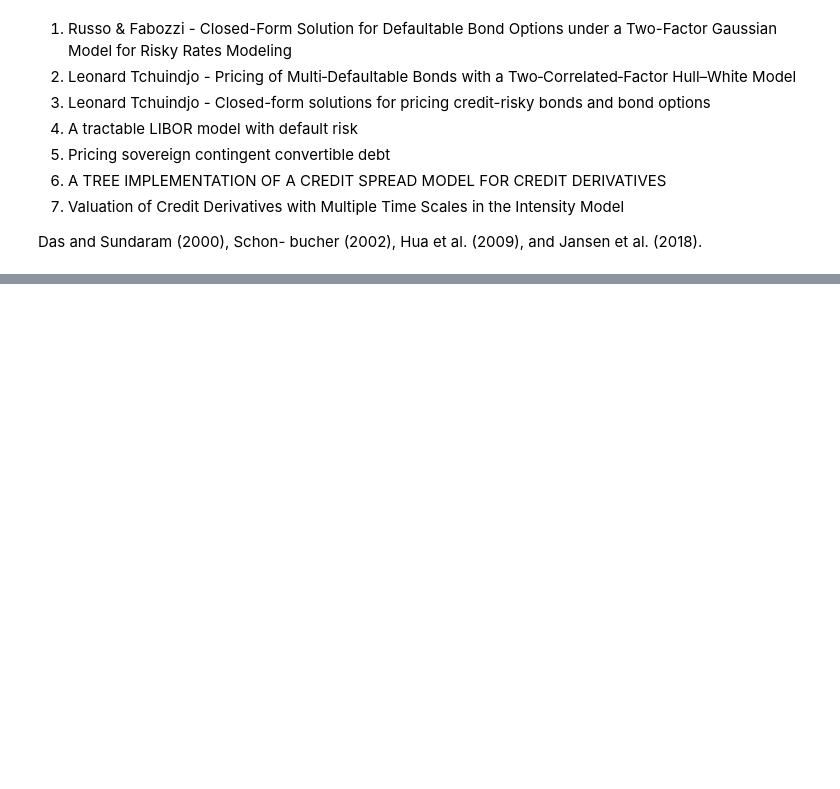
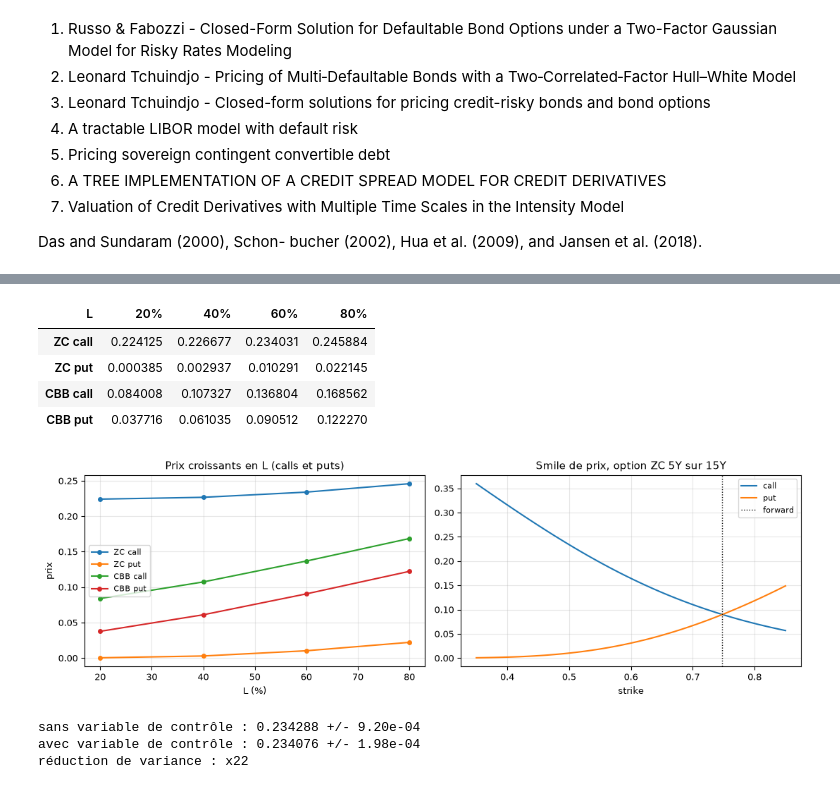
Before and after one commit to alexisdantzikian/BondOptionPricer, a Jupyter notebook: main/main.ipynb, the cells around one changed output, grey strips where cells are left out. Drawn from its saved outputs; the diff is of its cells as text; code cells hidden in the pictures; blank space fills up the shorter version.

```diff
--- a/main/main.ipynb
+++ b/main/main.ipynb
@@ -24,0 +106,16 @@ ModuleNotFoundError: No module named 'numpy'
+# %%
+times_cf, amounts = tfg.coupon_bond_cashflows(0.0354, np.arange(1., 16.))
+B0 = tfg.coupon_bond_price(0., times_cf, amounts, 0., 0., curve, p)
+print(f'{times_cf.size} flux, K_1 = {amounts[0]:.4f}, K_n = {amounts[-1]:.4f}')
+print(f'Bbar(0, 15) = {B0:.6f}')
+
+# Prix et durations vus depuis t = 2 ans, pour trois états des facteurs
+etats = [(0., 0.), (0.01, -0.02), (-0.005, 0.03)]
+lignes = []
+for x0, y0 in etats:
+    dbx, dby = tfg.duration_cbb(2., times_cf, amounts, x0, y0, curve, p)
+    lignes.append({'x(2)': x0, 'y(2)': y0,
+                   'Pbar(2,15)': tfg.zero_coupon_price(2., 15., x0, y0, curve, p),
+                   'Bbar(2,15)': tfg.coupon_bond_price(2., times_cf, amounts, x0, y0, curve, p),
+                   'DB_x': dbx, 'DB_y': dby})
+pd.DataFrame(lignes)
@@ -24,0 +269,45 @@ ModuleNotFoundError: No module named 'numpy'
+# %%
+Ls = np.array([.2, .4, .6, .8])
+res = {}
+for L in Ls:
+    pL = tfg.TwoFactorGaussianParams(0.0481, 0.0097, 0.2327, 0.0968, -0.10, L)
+    res[f'{L:.0%}'] = {
+        'ZC call':  float(tfg.zcb_option_price(0., T0, Tn, X_zc, 0., 0., curve, pL, 'call')),
+        'ZC put':   float(tfg.zcb_option_price(0., T0, Tn, X_zc, 0., 0., curve, pL, 'put')),
+        'CBB call': float(tfg.cbb_option_price(0., T0, times_cf, amounts, X_cb, 0., 0., curve, pL, 'call')),
+        'CBB put':  float(tfg.cbb_option_price(0., T0, times_cf, amounts, X_cb, 0., 0., curve, pL, 'put')),
+    }
+tab = pd.DataFrame(res); tab.columns.name = 'L'
+display(tab)
+
+fig, ax = plt.subplots(1, 2)
+for k in tab.index:
+    ax[0].plot(Ls * 100, tab.loc[k], 'o-', ms=4, label=k)
+ax[0].set(xlabel='L (%)', ylabel='prix', title='Prix croissants en L (calls et puts)')
+ax[0].legend(fontsize=8)
+
+strikes = np.linspace(0.35, 0.85, 60)
+ax[1].plot(strikes, [float(tfg.zcb_option_price(0., T0, Tn, k, 0., 0., curve, p, 'call')) for k in strikes], label='call')
+ax[1].plot(strikes, [float(tfg.zcb_option_price(0., T0, Tn, k, 0., 0., curve, p, 'put')) for k in strikes], label='put')
+ax[1].axvline(curve.discount(Tn) / curve.discount(T0), color='k', ls=':', lw=1, label='forward')
+ax[1].set(xlabel='strike', title='Smile de prix, option ZC 5Y sur 15Y')
+ax[1].legend(fontsize=8)
+plt.tight_layout(); plt.show()
+# %% [output]
+| L | 20% | 40% | 60% | 80% |
+| ZC call | 0.224125 | 0.226677 | 0.234031 | 0.245884 |
+| ZC put | 0.000385 | 0.002937 | 0.010291 | 0.022145 |
+| CBB call | 0.084008 | 0.107327 | 0.136804 | 0.168562 |
+| CBB put | 0.037716 | 0.061035 | 0.090512 | 0.122270 |
+[figure, added]
+# %%
+payoff = lambda x, y: np.maximum(tfg.zero_coupon_price(T0, Tn, x, y, curve, p) - X_zc, 0.)
+brut, se_brut = tfg.monte_carlo_option_price(T0, payoff, 100_000, curve, p, seed=5)
+cv, se_cv     = tfg.monte_carlo_option_price(T0, payoff, 100_000, curve, p, seed=5, control_maturity=Tn)
+print(f'sans variable de contrôle : {brut:.6f} +/- {se_brut:.2e}')
+print(f'avec variable de contrôle : {cv:.6f} +/- {se_cv:.2e}')
+print(f'réduction de variance : x{(se_brut / se_cv) ** 2:.0f}')
+# %% [output]
+sans variable de contrôle : 0.234288 +/- 9.20e-04
+avec variable de contrôle : 0.234076 +/- 1.98e-04
+réduction de variance : x22
```
Also changed, not shown: parts of 20 cells of this notebook.
